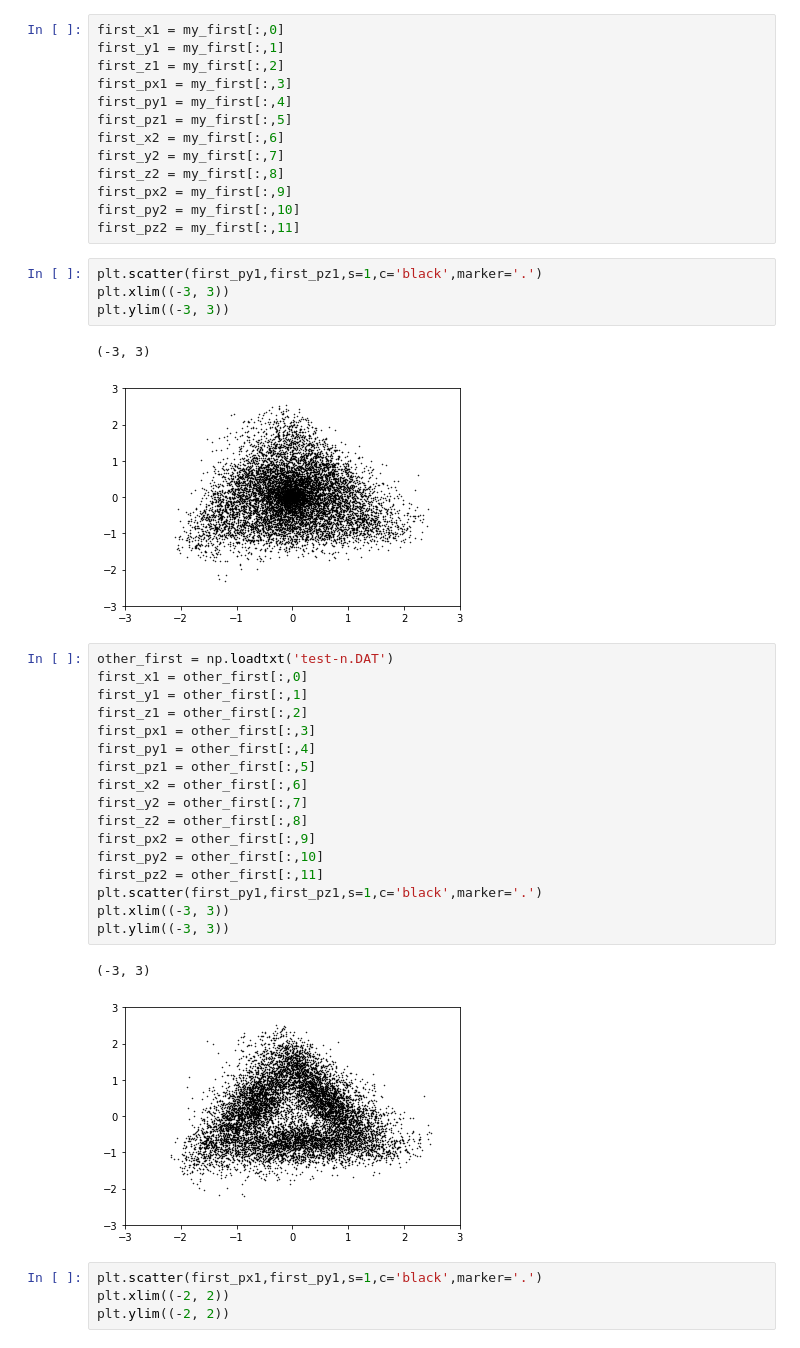
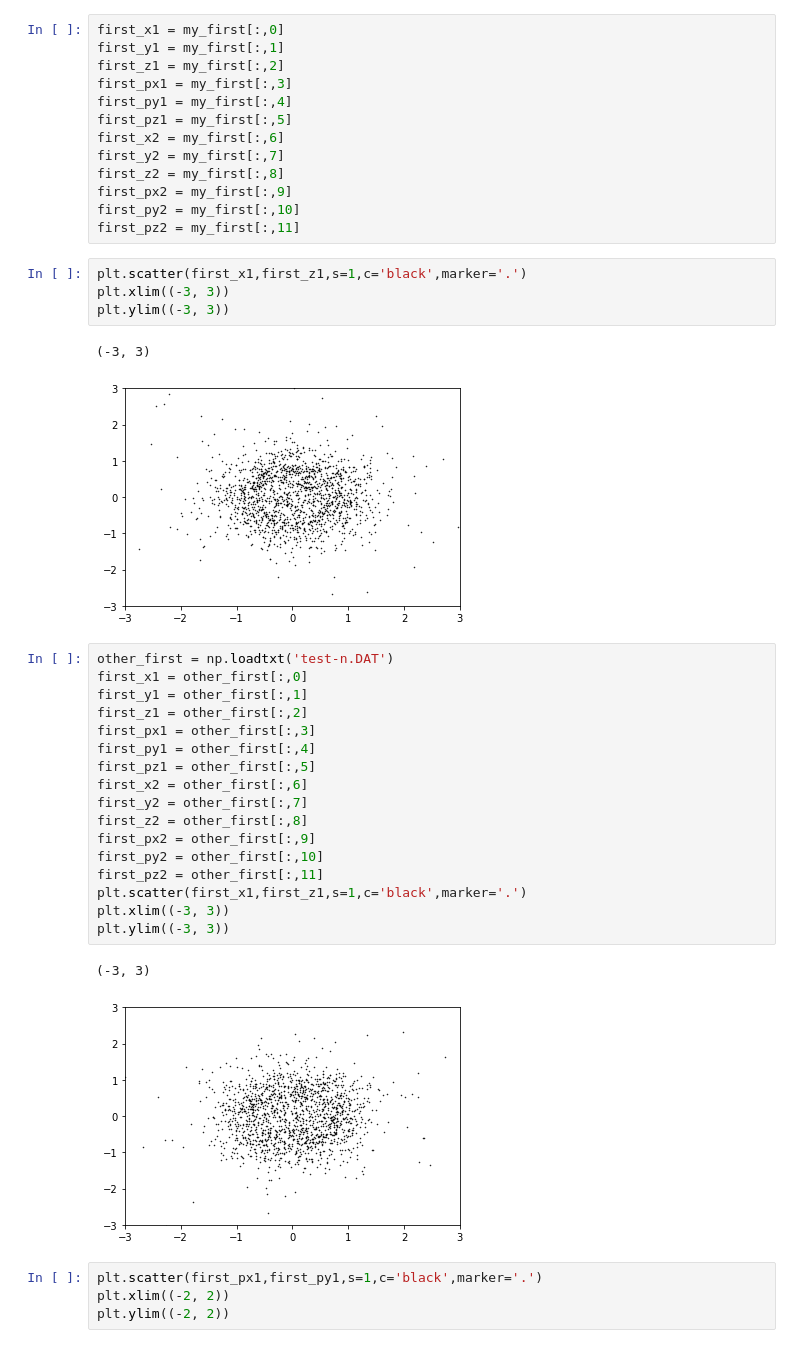
Before and after one commit to Gwzlchn/CUDA-RUNGEKUTTA, a Jupyter notebook: TwoElectronicsCODE/Fortran test/init data/Untitled.ipynb, the cells around one changed output. Saved outputs shown, nothing was run; the diff lists cells and outputs as text.

```diff
--- a/TwoElectronicsCODE/Fortran test/init data/Untitled.ipynb
+++ b/TwoElectronicsCODE/Fortran test/init data/Untitled.ipynb
@@ -36,32 +36,32 @@ first_px2 = my_first[:,9]
 first_py2 = my_first[:,10]
 first_pz2 = my_first[:,11]
 # %%
-plt.scatter(first_py1,first_pz1,s=1,c='black',marker='.')
+plt.scatter(first_x1,first_z1,s=1,c='black',marker='.')
 plt.xlim((-3, 3))
 plt.ylim((-3, 3))
 # %% [output]
 (-3, 3)
-[figure, old version]
+[figure, new version]
 # %%
 other_first = np.loadtxt('test-n.DAT')
 first_x1 = other_first[:,0]
 first_y1 = other_first[:,1]
 first_z1 = other_first[:,2]
 first_px1 = other_first[:,3]
 first_py1 = other_first[:,4]
 first_pz1 = other_first[:,5]
 first_x2 = other_first[:,6]
 first_y2 = other_first[:,7]
 first_z2 = other_first[:,8]
 first_px2 = other_first[:,9]
 first_py2 = other_first[:,10]
 first_pz2 = other_first[:,11]
-plt.scatter(first_py1,first_pz1,s=1,c='black',marker='.')
+plt.scatter(first_x1,first_z1,s=1,c='black',marker='.')
 plt.xlim((-3, 3))
 plt.ylim((-3, 3))
 # %% [output]
 (-3, 3)
-[figure, old version]
+[figure, new version]
 # %%
 plt.scatter(first_px1,first_py1,s=1,c='black',marker='.')
 plt.xlim((-2, 2))
```
Also changed, not shown: 4 other files.
